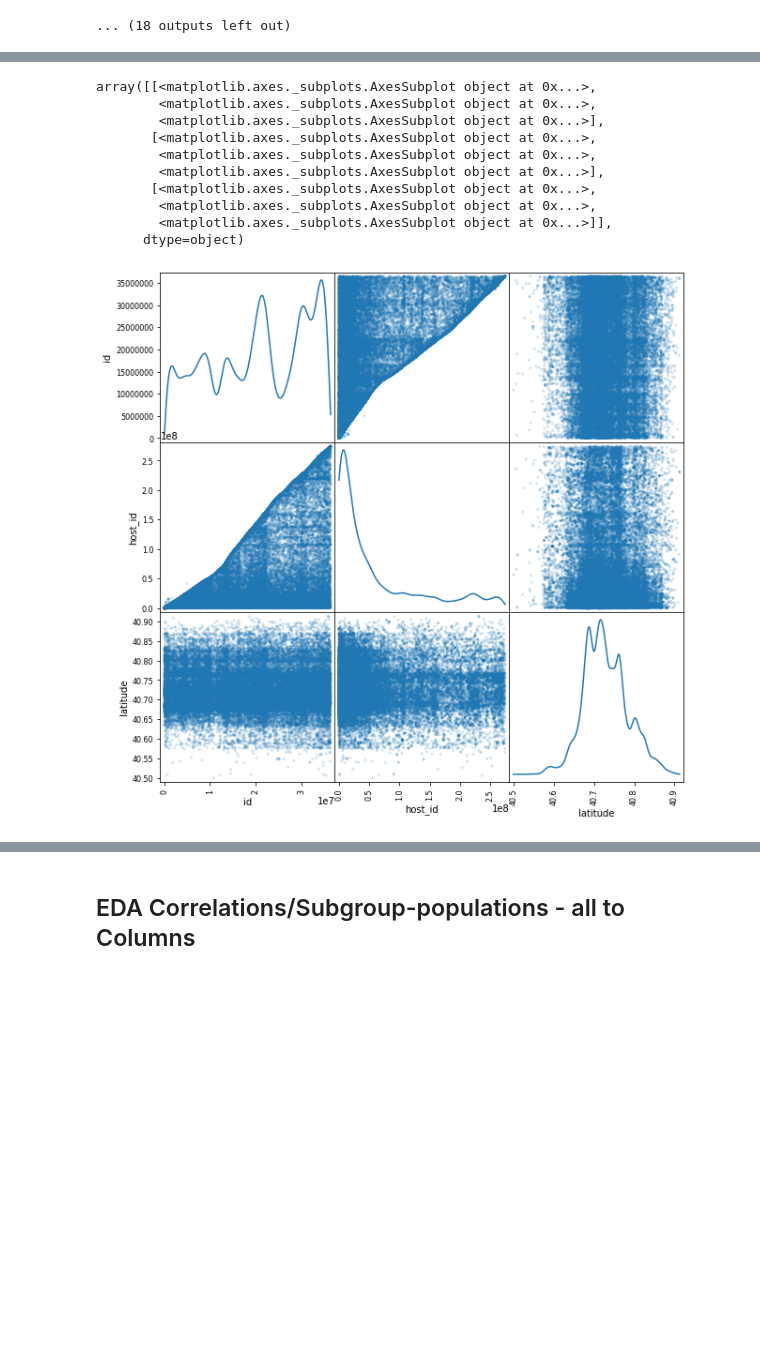
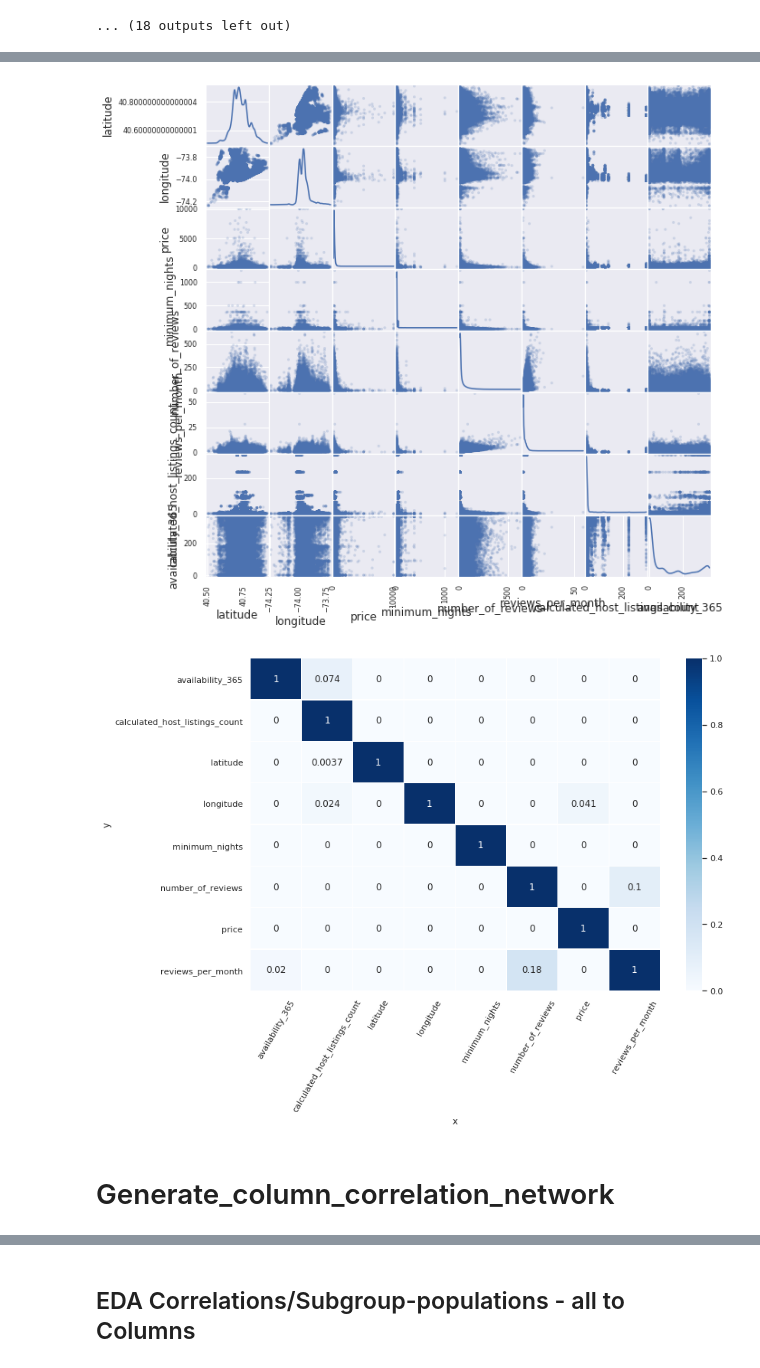
Before and after one commit to gefena/eda_utils, a Jupyter notebook: code/eda_example.ipynb, the cells around one changed output, grey strips where cells are left out. Saved outputs shown, nothing was run; the diff lists cells and outputs as text; code cells hidden in the pictures; blank space fills up the shorter version.

```diff
--- a/code/eda_example.ipynb
+++ b/code/eda_example.ipynb
@@ -250,17 +223,22 @@ F-score is ill-defined and being set to 0.0 in labels with no predicted samples.
 # %%
 from pandas.plotting import scatter_matrix
 
 col_numerical = list(data.select_dtypes([np.number]).columns)
-scatter_matrix(data[col_numerical[:3]], alpha=0.2, figsize=(10, 10), diagonal='kde')
+scatter_matrix(data[col_numerical[2:12]], alpha=0.2, figsize=(10, 10), diagonal='kde');
 # %% [output]
-array([[<matplotlib.axes._subplots.AxesSubplot object at 0x...>,
-        <matplotlib.axes._subplots.AxesSubplot object at 0x...>,
-        <matplotlib.axes._subplots.AxesSubplot object at 0x...>],
-       [<matplotlib.axes._subplots.AxesSubplot object at 0x...>,
-        <matplotlib.axes._subplots.AxesSubplot object at 0x...>,
-        <matplotlib.axes._subplots.AxesSubplot object at 0x...>],
-       [<matplotlib.axes._subplots.AxesSubplot object at 0x...>,
-        <matplotlib.axes._subplots.AxesSubplot object at 0x...>,
-        <matplotlib.axes._subplots.AxesSubplot object at 0x...>]],
-      dtype=object)
-[figure, old version]
+[figure, new version]
+# %%
+# Predictive power score matrix
+import ppscore as pps
+
+cols = ['neighbourhood_group', 'neighbourhood', 'latitude', 'longitude', 'room_type', 'price']
+
+sns.set(rc={'figure.figsize':(12,8)})
+#matrix_df = pps.matrix(data[cols])[['x', 'y', 'ppscore']].pivot(columns='x', index='y', values='ppscore')
+matrix_df = pps.matrix(data[col_numerical[2:]])[['x', 'y', 'ppscore']].pivot(columns='x', index='y', values='ppscore')
+sp = sns.heatmap(matrix_df, vmin=0, vmax=1, cmap="Blues", linewidths=0.5, annot=True)
+sp.set_xticklabels(matrix_df.columns, rotation=60);
+# %% [output]
+[figure, added]
+# %% [markdown]
+# Generate_column_correlation_network
```
Also changed, not shown: parts of 22 cells of this notebook, 1 other file.
